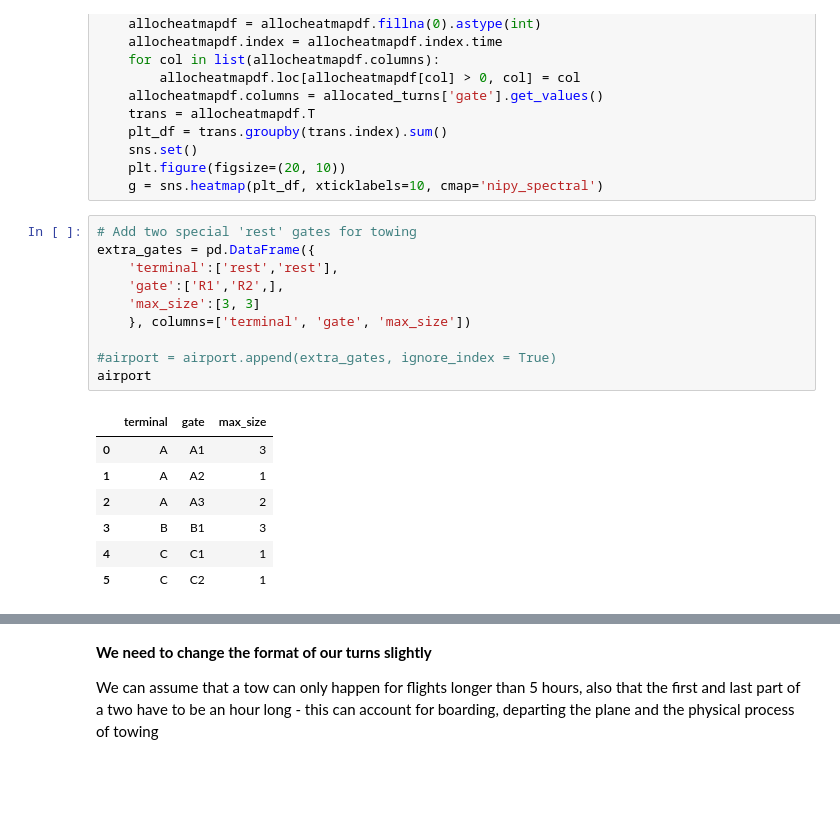
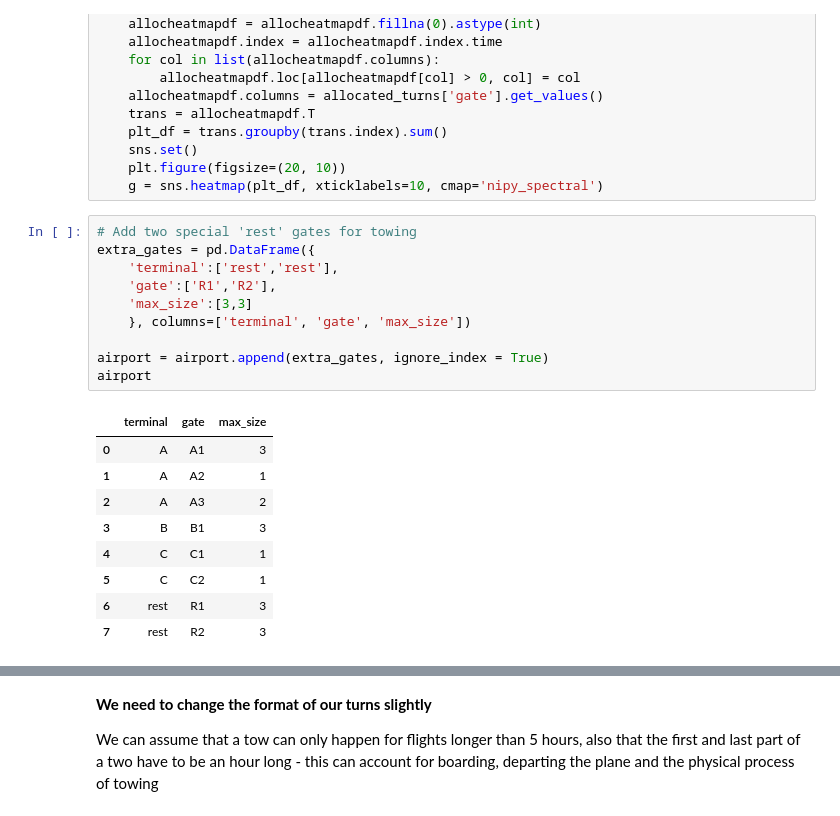
Before and after one commit to ilkarman/Blog, a Jupyter notebook: Airport Assignment - Linear Optimisation/Linear Programming - Airport Example-3.ipynb, the cells around one changed output, grey strips where cells are left out. Saved outputs shown, nothing was run; the diff lists cells and outputs as text; blank space fills up the shorter version.

```diff
--- a/Airport Assignment - Linear Optimisation/Linear Programming - Airport Example-3.ipynb
+++ b/Airport Assignment - Linear Optimisation/Linear Programming - Airport Example-3.ipynb
@@ -112,18 +112,20 @@ def plot_gantt_chart(allocated_turns, lp_variable_outcomes, min_bucket=5):
 # %%
 # Add two special 'rest' gates for towing
 extra_gates = pd.DataFrame({
     'terminal':['rest','rest'],
-    'gate':['R1','R2',],
-    'max_size':[3, 3]
+    'gate':['R1','R2'],
+    'max_size':[3,3]
     }, columns=['terminal', 'gate', 'max_size'])
 
-#airport = airport.append(extra_gates, ignore_index = True)
+airport = airport.append(extra_gates, ignore_index = True)
 airport
 # %% [output]
 |  | terminal | gate | max_size |
 | 0 | A | A1 | 3 |
 | 1 | A | A2 | 1 |
 | 2 | A | A3 | 2 |
 | 3 | B | B1 | 3 |
 | 4 | C | C1 | 1 |
 | 5 | C | C2 | 1 |
+| 6 | rest | R1 | 3 |
+| 7 | rest | R2 | 3 |
```
Also changed, not shown: parts of 15 cells of this notebook.
